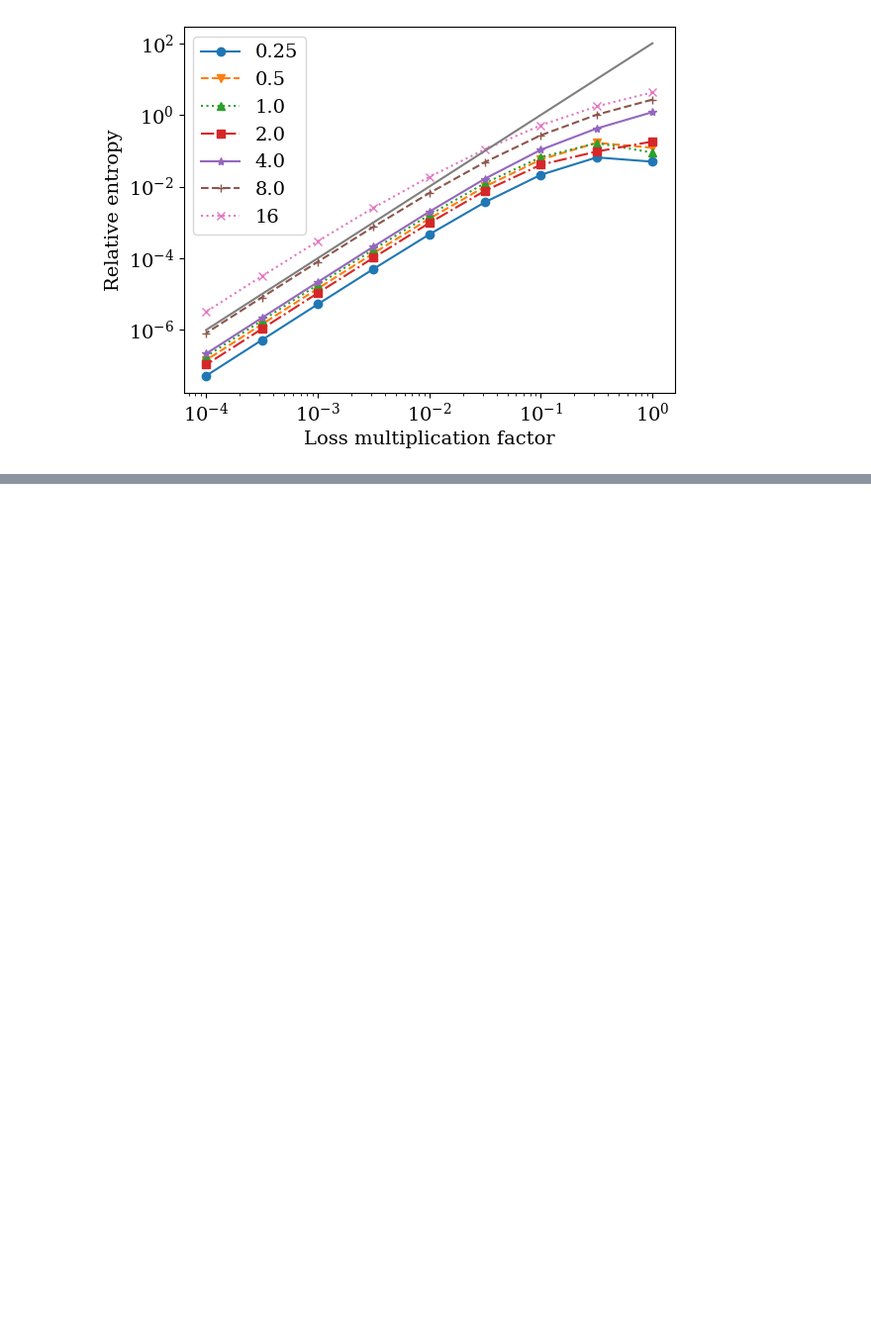
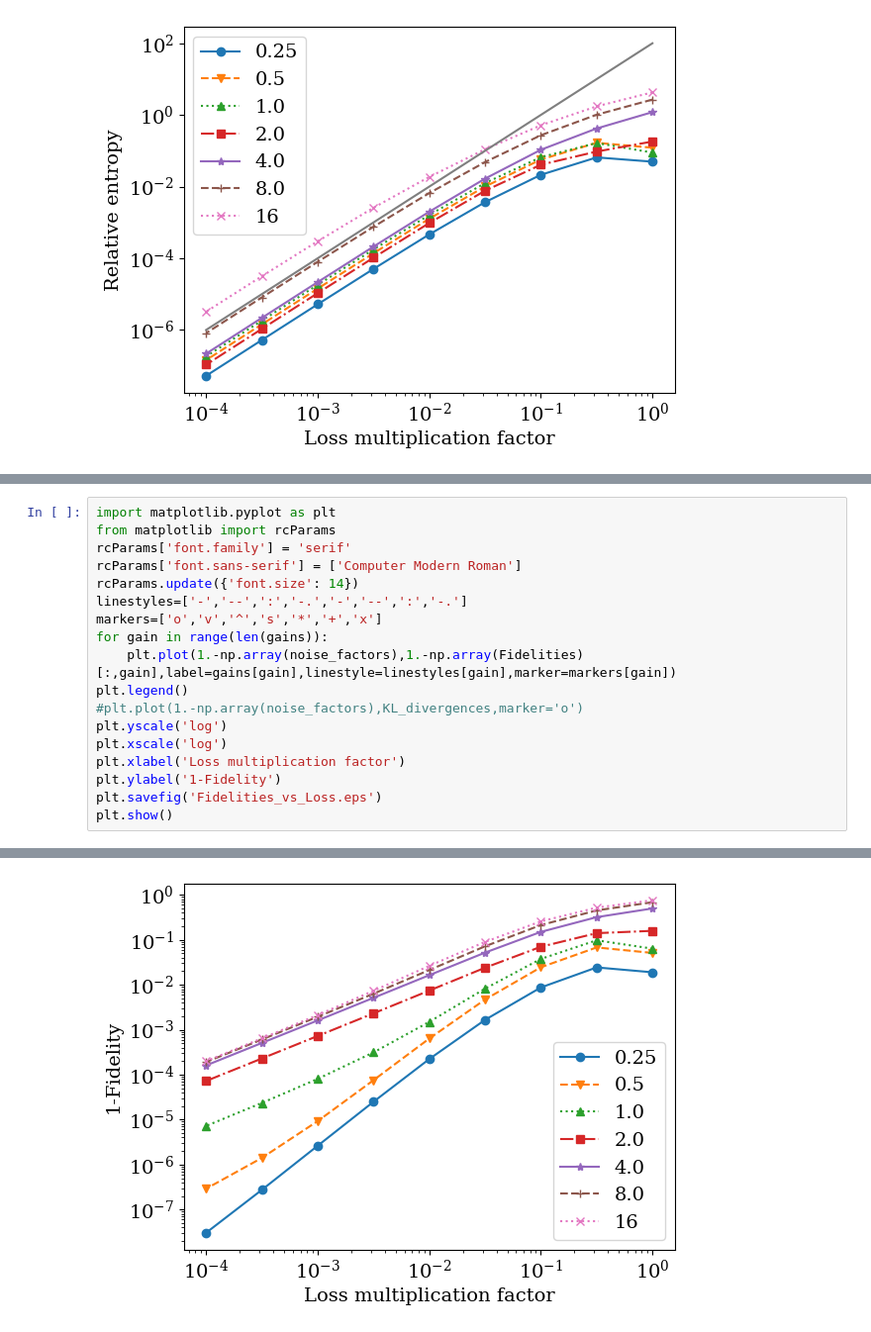
Before and after one commit to AaronGoldberg9/Teleamplification_Borealis, a Jupyter notebook: Analysis_after_retirement1.148.ipynb, the cells around one changed output, grey strips where cells are left out. Shown at 99% size. Saved outputs shown, nothing was run; the diff lists cells and outputs as text; blank space fills up the shorter version.

Commit message:
Added fidelity to analysis

```diff
--- a/Analysis_after_retirement1.148.ipynb
+++ b/Analysis_after_retirement1.148.ipynb
@@ -1791,0 +1844,19 @@ plt.show()
+# %%
+import matplotlib.pyplot as plt
+from matplotlib import rcParams
+rcParams['font.family'] = 'serif'
+rcParams['font.sans-serif'] = ['Computer Modern Roman']
+rcParams.update({'font.size': 14})
+linestyles=['-','--',':','-.','-','--',':','-.']
+markers=['o','v','^','s','*','+','x']
+for gain in range(len(gains)):
+    plt.plot(1.-np.array(noise_factors),1.-np.array(Fidelities)[:,gain],label=gains[gain],linestyle=linestyles[gain],marker=markers[gain])
+plt.legend()
+#plt.plot(1.-np.array(noise_factors),KL_divergences,marker='o')
+plt.yscale('log')
+plt.xscale('log')
+plt.xlabel('Loss multiplication factor')
+plt.ylabel('1-Fidelity')
+plt.savefig('Fidelities_vs_Loss.eps')
+plt.show()
+# %% [output]
@@ -1791,0 +1864 @@ plt.show()
+[figure, added]
```
Also changed, not shown: parts of 5 cells of this notebook.
